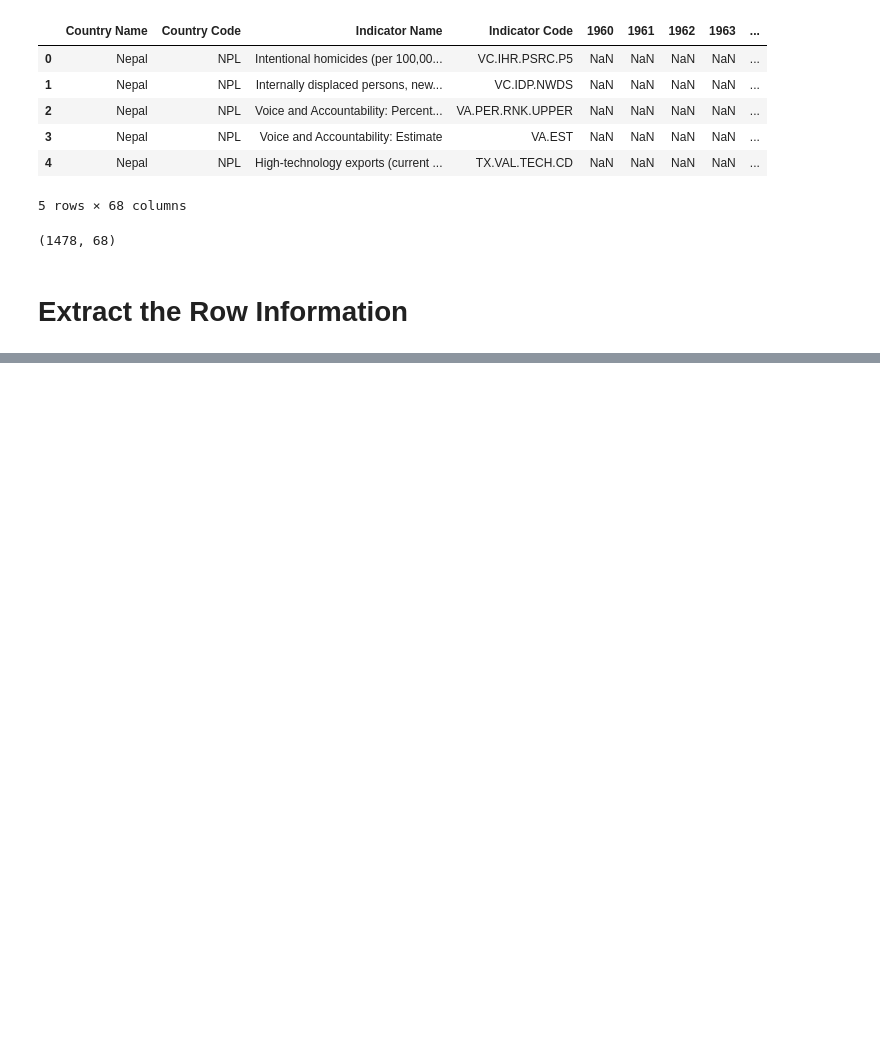
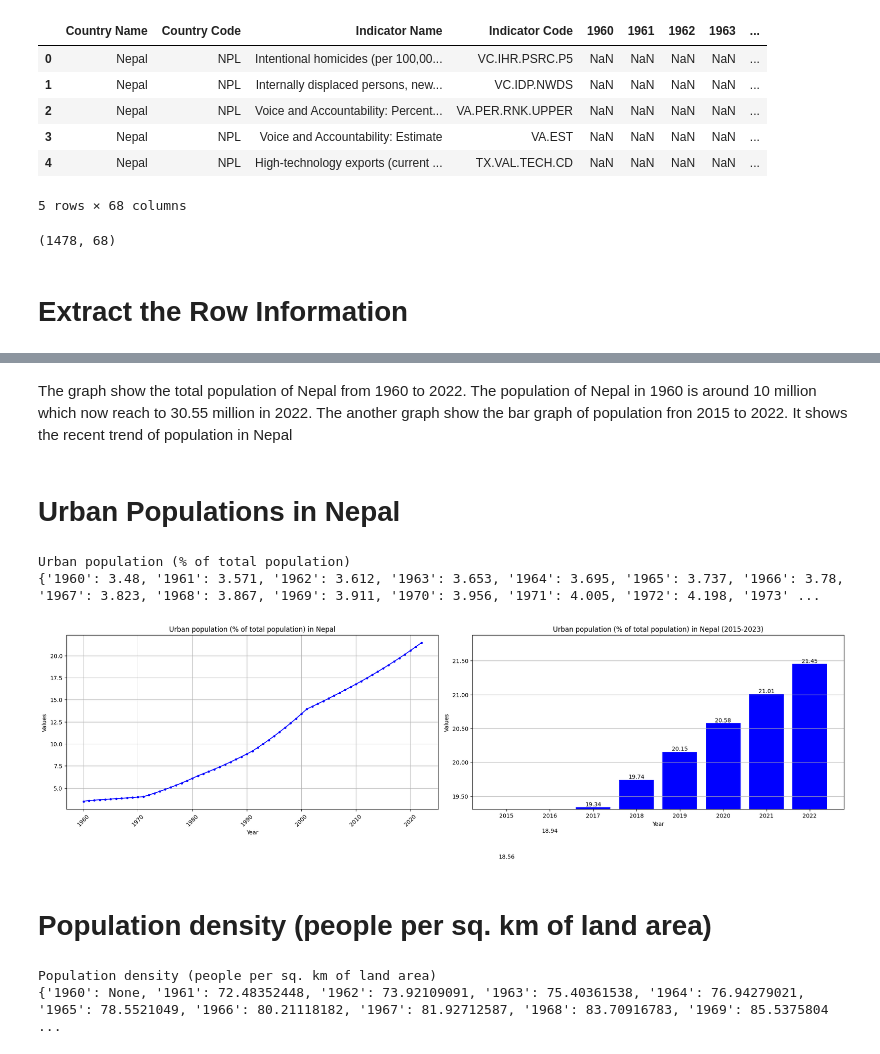
Before and after one commit to Rk-Pudasaini/Nepal-Data-Insights, a Jupyter notebook: Demographic_Study_of_Nepal.ipynb, the cells around one changed output, grey strips where cells are left out. Drawn from its saved outputs; the diff is of its cells as text; code cells hidden in the pictures; blank space fills up the shorter version.

```diff
--- a/Demographic_Study_of_Nepal.ipynb
+++ b/Demographic_Study_of_Nepal.ipynb
@@ -81,0 +143,39 @@ plot_data(years, values, title)
+# %% [markdown]
+The graph show the total population of Nepal from 1960 to 2022. The population of Nepal in 1960 is around 10 million which now reach to 30.55 million in 2022. The another graph show the bar graph of population fron 2015 to 2022. It shows the recent trend of population in Nepal
+# %% [markdown]
+# Urban Populations in Nepal
+# %%
+# Extract information for the current row that has the values for total population in Nepal
+title, data, years, values = extract_row_info(df, 211)
+print(title)
+print(data)
+# %% [output]
+Urban population (% of total population)
+{'1960': 3.48, '1961': 3.571, '1962': 3.612, '1963': 3.653, '1964': 3.695, '1965': 3.737, '1966': 3.78, '1967': 3.823, '1968': 3.867, '1969': 3.911, '1970': 3.956, '1971': 4.005, '1972': 4.198, '1973' ...
+# %%
+def plot_data_line(data, title, ax=None, xticks_interval=10):
+    years = list(data.keys())
+    values = list(data.values())
+
+    if ax is None:
+        fig, ax = plt.subplots(figsize=(8, 6))
+    else:
+        fig = ax.get_figure()
+
+    ax.plot(years, values, marker='.', linestyle='-', color='b')
+
+    ax.set_title(f'{title} in Nepal')
+    ax.set_xlabel('Year')
+    ax.set_ylabel('Values')
+    ax.grid(True)
+
+    ax.xaxis.set_major_locator(ticker.MultipleLocator(xticks_interval))  # Set major ticks at specified intervals
+    ax.tick_params(axis='x', rotation=45)  # Rotate x-axis labels
+    #ax.yaxis.set_major_formatter(plt.FuncFormatter(lambda x, _: format(x, '.2f')))  # Format y-axis labels
+
+    fig.tight_layout()
+
+    if ax is None:
+        plt.show()  # Only show the plot if ax is None
+
+# plot_data_line(data, title, ax=None, xticks_interval=10)
@@ -81,0 +218,23 @@ plot_data(years, values, title)
+# %%
+def display_subplots(data, xticks_interval=10):
+    fig, axes = plt.subplots(1, 2, figsize=(20, 6))
+
+    plot_data_line(data, title, ax=axes[0], xticks_interval=10)
+    plot_data_bargraph(data, title, ax=axes[1])
+
+    plt.tight_layout()
+    plt.show()
+# %%
+display_subplots(data, xticks_interval=10)
+# %% [output]
+[figure, added]
+# %% [markdown]
+# Population density (people per sq. km of land area)
+# %%
+# Extract information for the current row that has the values for total population in Nepal
+title, data, years, values = extract_row_info(df, 351)
+print(title)
+print(data)
+# %% [output]
+Population density (people per sq. km of land area)
+{'1960': None, '1961': 72.48352448, '1962': 73.92109091, '1963': 75.40361538, '1964': 76.94279021, '1965': 78.5521049, '1966': 80.21118182, '1967': 81.92712587, '1968': 83.70916783, '1969': 85.5375804 ...
```
Also changed, not shown: parts of 5 cells of this notebook.
